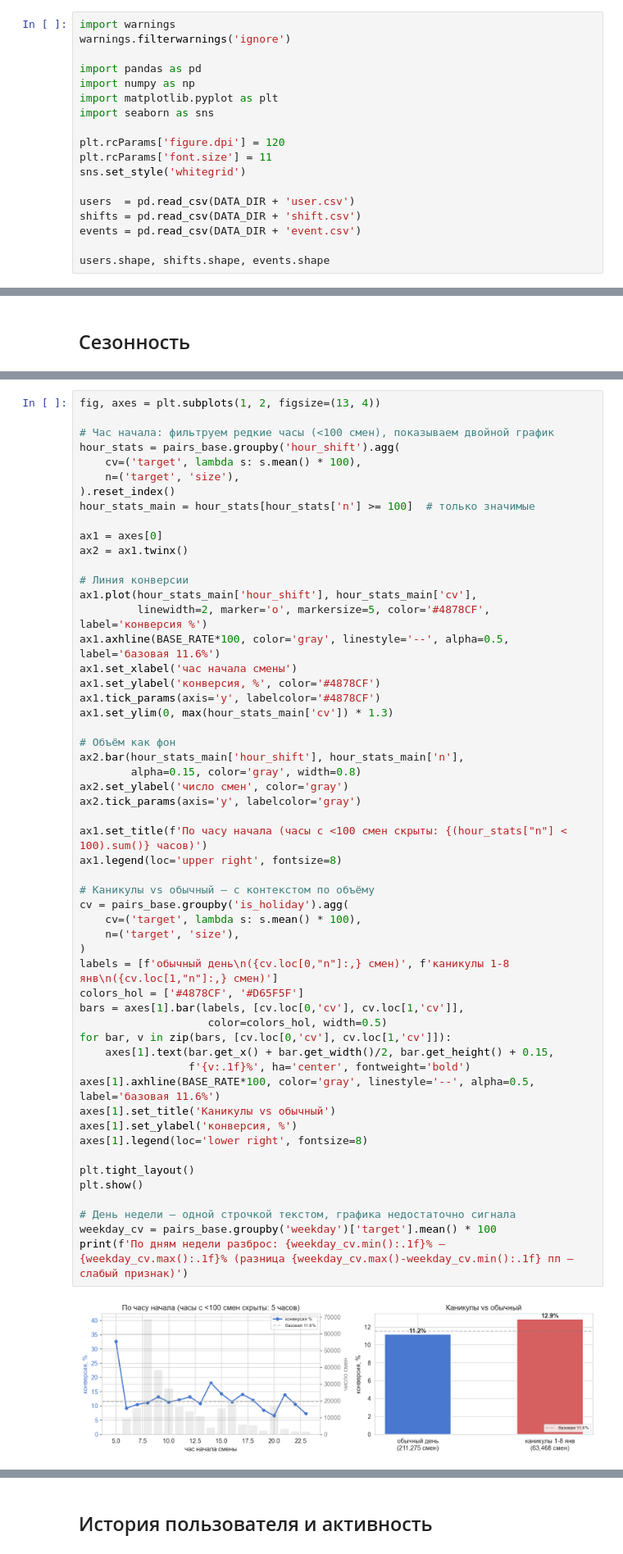
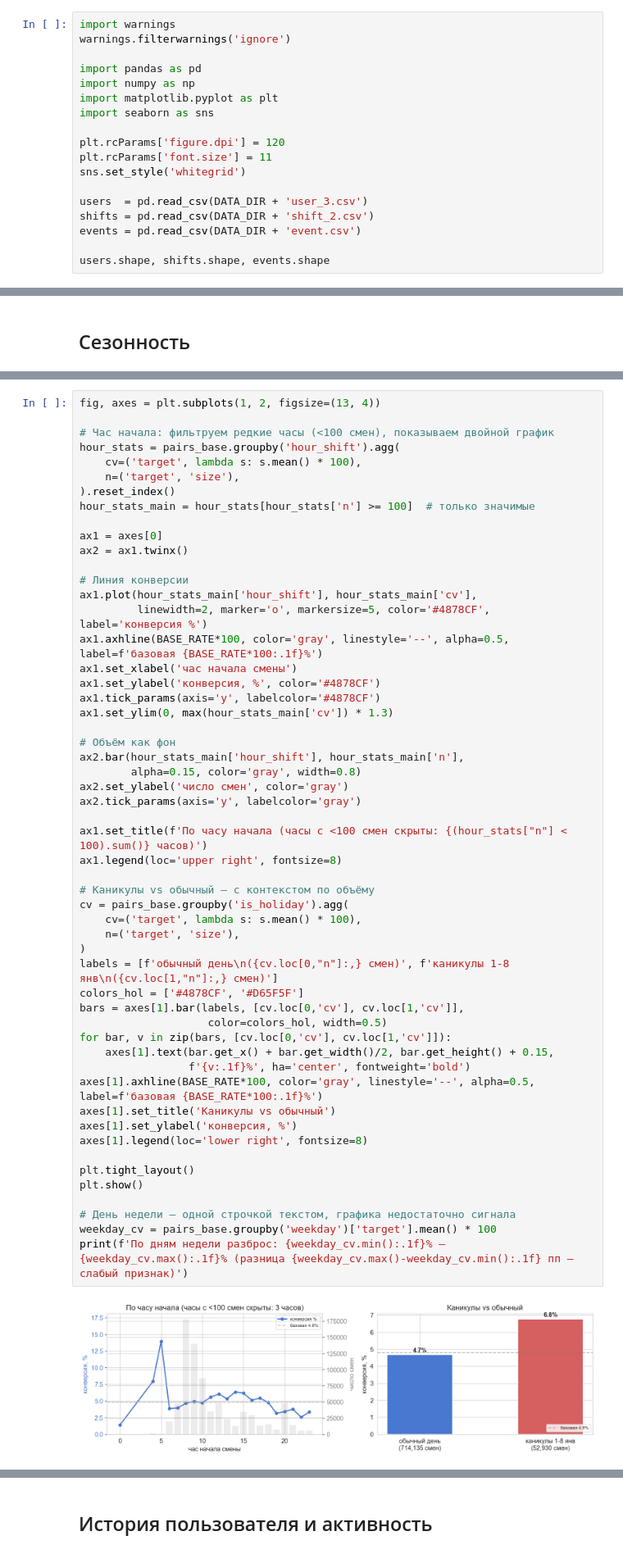
Before and after one commit to serebrennikov-pavel/ml-hackathon, a Jupyter notebook: notebooks/avito_analysis_with_edits.ipynb, the cells around one changed output, grey strips where cells are left out. Shown at 82% size. Drawn from its saved outputs; the diff is of its cells as text.

```diff
--- a/notebooks/avito_analysis_with_edits.ipynb
+++ b/notebooks/avito_analysis_with_edits.ipynb
@@ -24,8 +24,8 @@ plt.rcParams['figure.dpi'] = 120
 plt.rcParams['font.size'] = 11
 sns.set_style('whitegrid')
 
-users  = pd.read_csv(DATA_DIR + 'user.csv')
-shifts = pd.read_csv(DATA_DIR + 'shift.csv')
+users  = pd.read_csv(DATA_DIR + 'user_3.csv')
+shifts = pd.read_csv(DATA_DIR + 'shift_2.csv')
 events = pd.read_csv(DATA_DIR + 'event.csv')
 
 users.shape, shifts.shape, events.shape
@@ -531,7 +535,7 @@ ax2 = ax1.twinx()
 # Линия конверсии
 ax1.plot(hour_stats_main['hour_shift'], hour_stats_main['cv'],
          linewidth=2, marker='o', markersize=5, color='#4878CF', label='конверсия %')
-ax1.axhline(BASE_RATE*100, color='gray', linestyle='--', alpha=0.5, label='базовая 11.6%')
+ax1.axhline(BASE_RATE*100, color='gray', linestyle='--', alpha=0.5, label=f'базовая {BASE_RATE*100:.1f}%')
 ax1.set_xlabel('час начала смены')
 ax1.set_ylabel('конверсия, %', color='#4878CF')
 ax1.tick_params(axis='y', labelcolor='#4878CF')
@@ -542,32 +546,32 @@ ax2.bar(hour_stats_main['hour_shift'], hour_stats_main['n'],
         alpha=0.15, color='gray', width=0.8)
 ax2.set_ylabel('число смен', color='gray')
 ax2.tick_params(axis='y', labelcolor='gray')
 
 ax1.set_title(f'По часу начала (часы с <100 смен скрыты: {(hour_stats["n"] < 100).sum()} часов)')
 ax1.legend(loc='upper right', fontsize=8)
 
 # Каникулы vs обычный — с контекстом по объёму
 cv = pairs_base.groupby('is_holiday').agg(
     cv=('target', lambda s: s.mean() * 100),
     n=('target', 'size'),
 )
 labels = [f'обычный день\n({cv.loc[0,"n"]:,} смен)', f'каникулы 1-8 янв\n({cv.loc[1,"n"]:,} смен)']
 colors_hol = ['#4878CF', '#D65F5F']
 bars = axes[1].bar(labels, [cv.loc[0,'cv'], cv.loc[1,'cv']],
                     color=colors_hol, width=0.5)
 for bar, v in zip(bars, [cv.loc[0,'cv'], cv.loc[1,'cv']]):
     axes[1].text(bar.get_x() + bar.get_width()/2, bar.get_height() + 0.15,
                  f'{v:.1f}%', ha='center', fontweight='bold')
-axes[1].axhline(BASE_RATE*100, color='gray', linestyle='--', alpha=0.5, label='базовая 11.6%')
+axes[1].axhline(BASE_RATE*100, color='gray', linestyle='--', alpha=0.5, label=f'базовая {BASE_RATE*100:.1f}%')
 axes[1].set_title('Каникулы vs обычный')
 axes[1].set_ylabel('конверсия, %')
 axes[1].legend(loc='lower right', fontsize=8)
 
 plt.tight_layout()
 plt.show()
 
 # День недели — одной строчкой текстом, графика недостаточно сигнала
 weekday_cv = pairs_base.groupby('weekday')['target'].mean() * 100
 print(f'По дням недели разброс: {weekday_cv.min():.1f}% – {weekday_cv.max():.1f}% (разница {weekday_cv.max()-weekday_cv.min():.1f} пп — слабый признак)')
 # %% [output]
-[figure, old version]
+[figure, new version]
```
Also changed, not shown: parts of 68 cells of this notebook.
